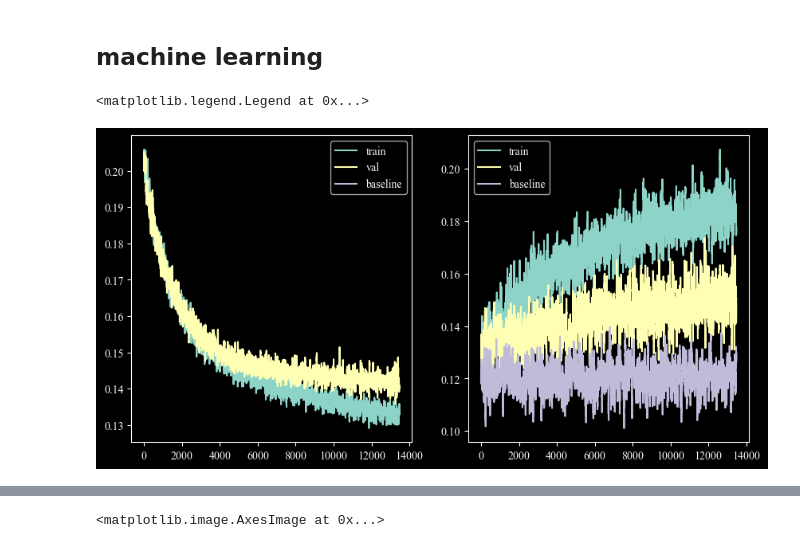
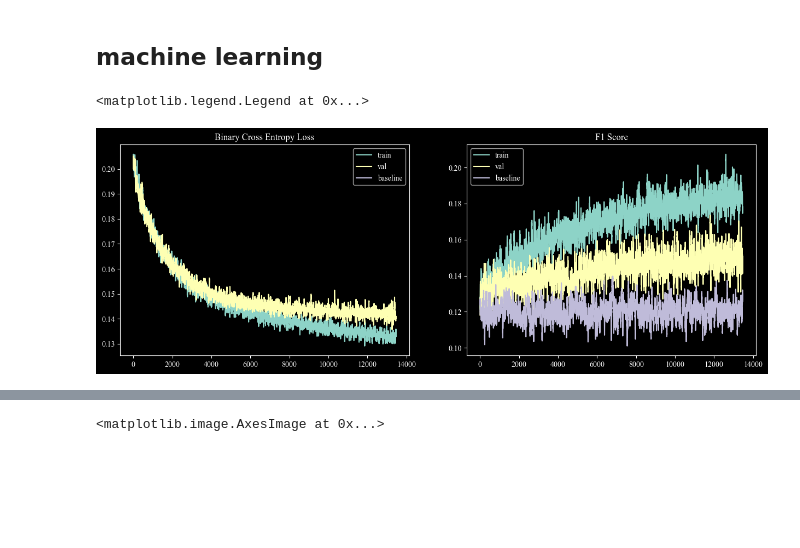
Before and after one commit to syrkis/neuroscope, a Jupyter notebook: notebooks/ml.ipynb, the cells around one changed output, grey strips where cells are left out. Cells and saved outputs as stored; diff of their text form; code cells hidden in the pictures; blank space fills up the shorter version.

Commit message:
nbs graph begin

```diff
--- a/notebooks/ml.ipynb
+++ b/notebooks/ml.ipynb
@@ -98,20 +98,22 @@ for i in tqdm(range(steps)):
 # %%
 
 rolling_average = lambda lst: [np.mean(lst[i:i+30]) for i in range(len(lst) - 30)][1000:]
 
 # params, metrics = src.train(params, metrics, config, args, train_loader, val_loader)
-fig, axes = plt.subplots(1, 2, figsize=(10, 5), dpi=100)
+fig, axes = plt.subplots(1, 2, figsize=(15, 5), dpi=100)
 axes[0].plot(rolling_average(metrics['train_loss']), label='train')
 axes[0].plot(rolling_average(metrics['val_loss']), label='val')
 axes[0].plot(rolling_average(metrics['baseline_loss']), label='baseline')
+axes[0].set_title('Binary Cross Entropy Loss')
 axes[0].legend()
 axes[1].plot(rolling_average(metrics['train_f1']), label='train')
 axes[1].plot(rolling_average(metrics['val_f1']), label='val')
 axes[1].plot(rolling_average(metrics['baseline_f1']), label='baseline')
+axes[1].set_title('F1 Score')
 axes[1].legend()
 # %% [output]
 <matplotlib.legend.Legend at 0x...>
-[figure, old version]
+[figure, new version]
 # %%
 param_sizes = [p.size for p in jax.tree_util.tree_flatten(params)[0]]
 num_params = sum(param_sizes)
```
Also changed, not shown: parts of 1 cell of this notebook.
